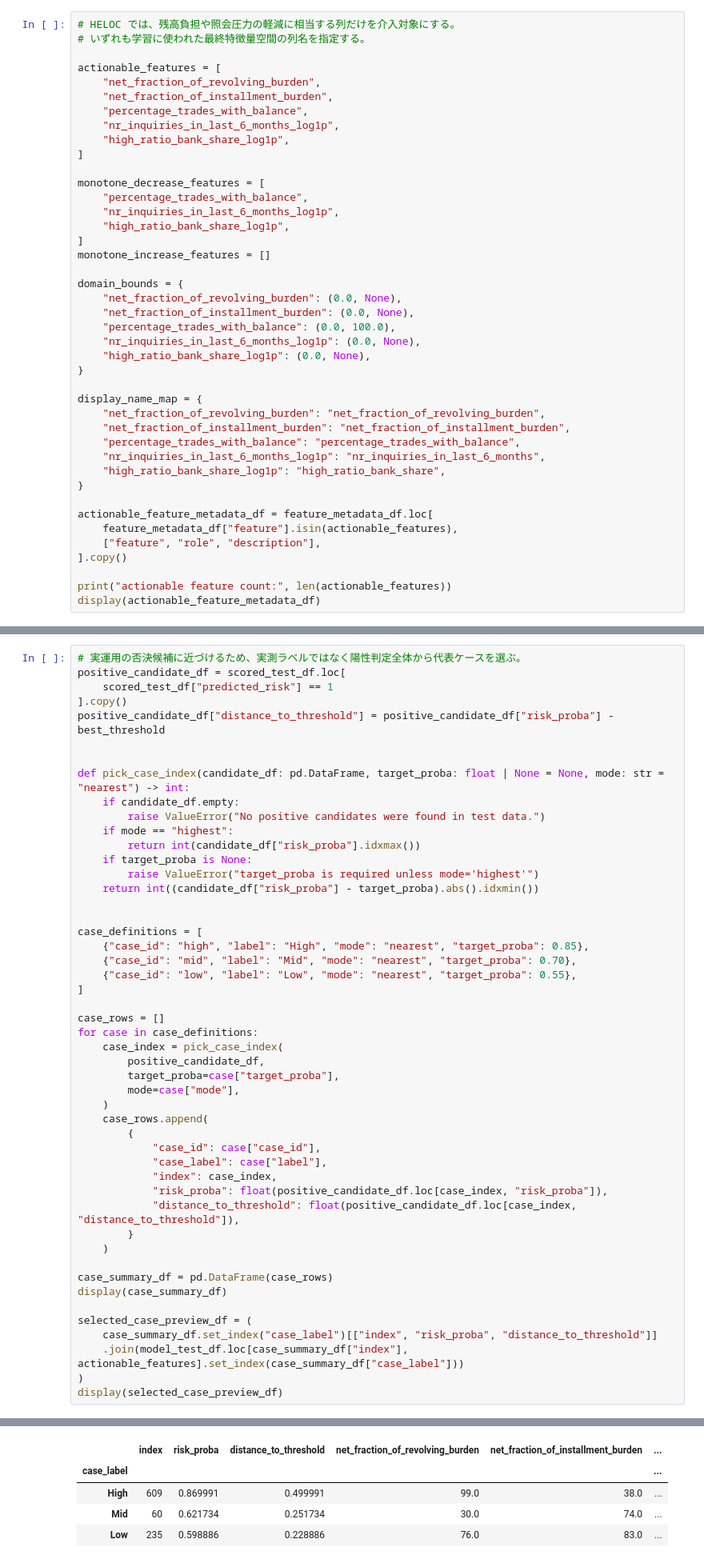
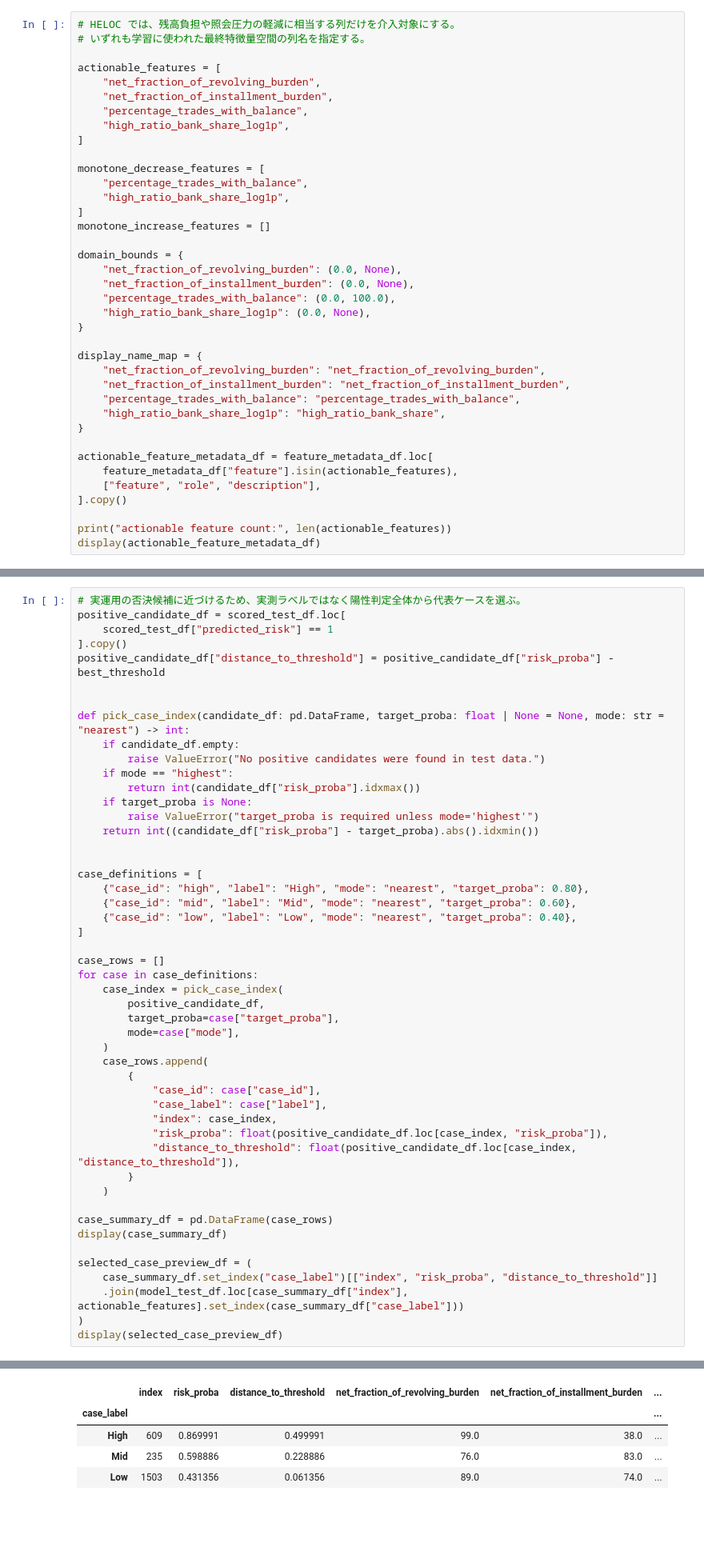
Before and after one commit to qgatsu/blog, a Jupyter notebook: 01.Counterfactual_Analysis/03.heloc_counterfactual_analysis.ipynb, the cells around one changed output, grey strips where cells are left out. Shown at 80% size. Saved outputs shown, nothing was run; the diff lists cells and outputs as text; blank space fills up the shorter version.

```diff
--- a/01.Counterfactual_Analysis/03.heloc_counterfactual_analysis.ipynb
+++ b/01.Counterfactual_Analysis/03.heloc_counterfactual_analysis.ipynb
@@ -178,13 +178,11 @@ actionable_features = [
     "net_fraction_of_revolving_burden",
     "net_fraction_of_installment_burden",
     "percentage_trades_with_balance",
-    "nr_inquiries_in_last_6_months_log1p",
     "high_ratio_bank_share_log1p",
 ]
 
 monotone_decrease_features = [
     "percentage_trades_with_balance",
-    "nr_inquiries_in_last_6_months_log1p",
     "high_ratio_bank_share_log1p",
 ]
 monotone_increase_features = []
@@ -193,7 +191,6 @@ domain_bounds = {
     "net_fraction_of_revolving_burden": (0.0, None),
     "net_fraction_of_installment_burden": (0.0, None),
     "percentage_trades_with_balance": (0.0, 100.0),
-    "nr_inquiries_in_last_6_months_log1p": (0.0, None),
     "high_ratio_bank_share_log1p": (0.0, None),
 }
 
@@ -201,7 +198,6 @@ display_name_map = {
     "net_fraction_of_revolving_burden": "net_fraction_of_revolving_burden",
     "net_fraction_of_installment_burden": "net_fraction_of_installment_burden",
     "percentage_trades_with_balance": "percentage_trades_with_balance",
-    "nr_inquiries_in_last_6_months_log1p": "nr_inquiries_in_last_6_months",
     "high_ratio_bank_share_log1p": "high_ratio_bank_share",
 }
 
@@ -286,9 +281,9 @@ def pick_case_index(candidate_df: pd.DataFrame, target_proba: float | None = Non
 
 
 case_definitions = [
-    {"case_id": "high", "label": "High", "mode": "nearest", "target_proba": 0.85},
-    {"case_id": "mid", "label": "Mid", "mode": "nearest", "target_proba": 0.70},
-    {"case_id": "low", "label": "Low", "mode": "nearest", "target_proba": 0.55},
+    {"case_id": "high", "label": "High", "mode": "nearest", "target_proba": 0.80},
+    {"case_id": "mid", "label": "Mid", "mode": "nearest", "target_proba": 0.60},
+    {"case_id": "low", "label": "Low", "mode": "nearest", "target_proba": 0.40},
 ]
 
 case_rows = []
@@ -324,8 +319,8 @@ display(selected_case_preview_df)
 |  | index | risk_proba | distance_to_threshold | net_fraction_of_revolving_burden | net_fraction_of_installment_burden | ... |
 | case_label |  |  |  |  |  | ... |
 | High | 609 | 0.869991 | 0.499991 | 99.0 | 38.0 | ... |
-| Mid | 60 | 0.621734 | 0.251734 | 30.0 | 74.0 | ... |
-| Low | 235 | 0.598886 | 0.228886 | 76.0 | 83.0 | ... |
+| Mid | 235 | 0.598886 | 0.228886 | 76.0 | 83.0 | ... |
+| Low | 1503 | 0.431356 | 0.061356 | 89.0 | 74.0 | ... |
 # %% [markdown]
 ## 反事実生成のヘルパー
 # %%
```
Also changed, not shown: parts of 6 cells of this notebook, 1 other file.
